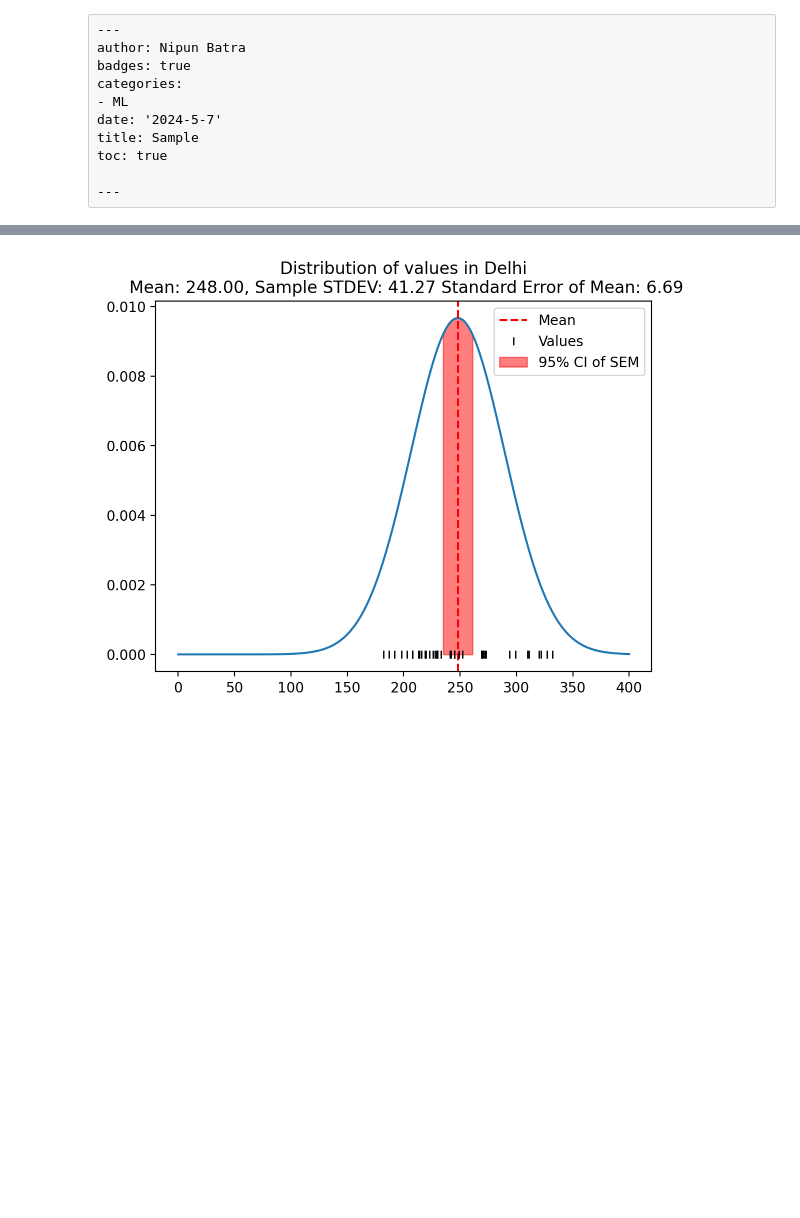
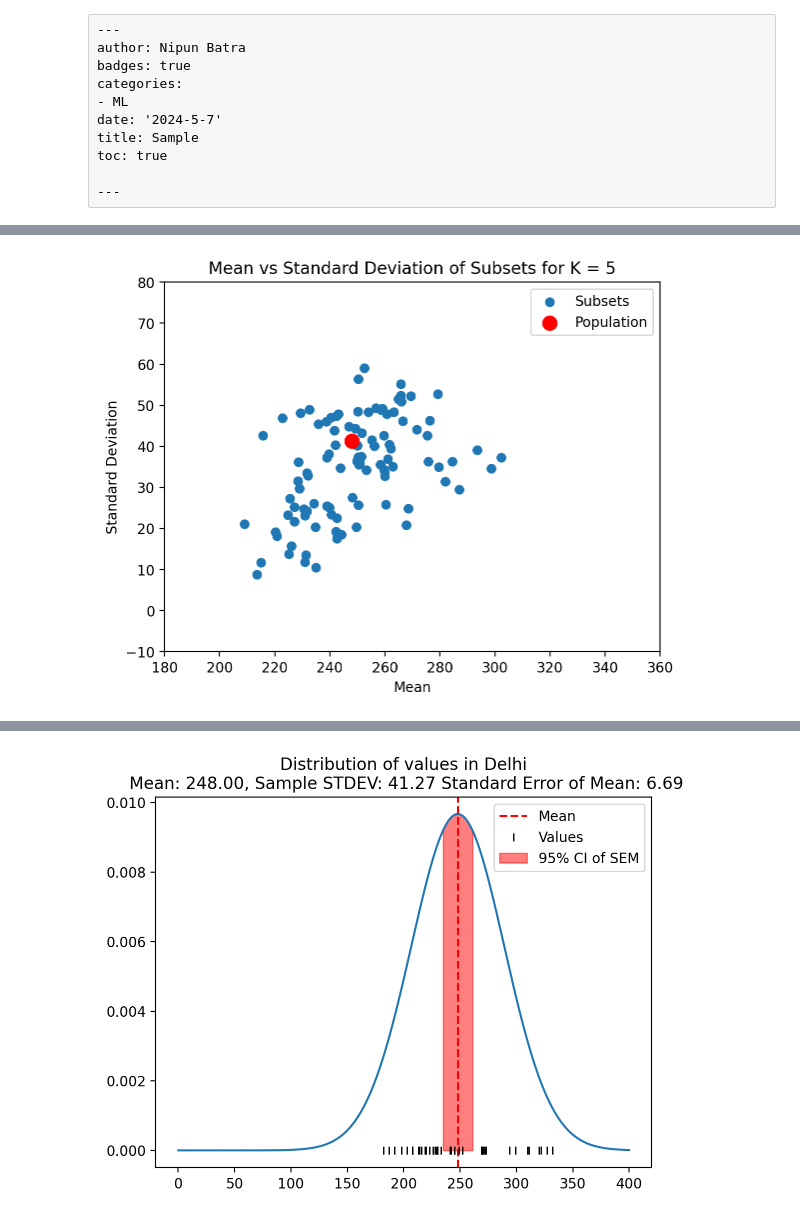
Before and after one commit to nipunbatra/blog, a Jupyter notebook: posts/2024-sample-distribution.ipynb, the cells around one changed output, grey strips where cells are left out. Cells and saved outputs as stored; diff of their text form; code cells hidden in the pictures; blank space fills up the shorter version.

```diff
--- a/posts/2024-sample-distribution.ipynb
+++ b/posts/2024-sample-distribution.ipynb
@@ -23,0 +58,4 @@ vals_Kolhapur = np.array([90, 150])
+# %%
+plot_subsets(vals_Delhi, 5)
+# %% [output]
+[figure, added]
```
Also changed, not shown: parts of 3 cells of this notebook.
